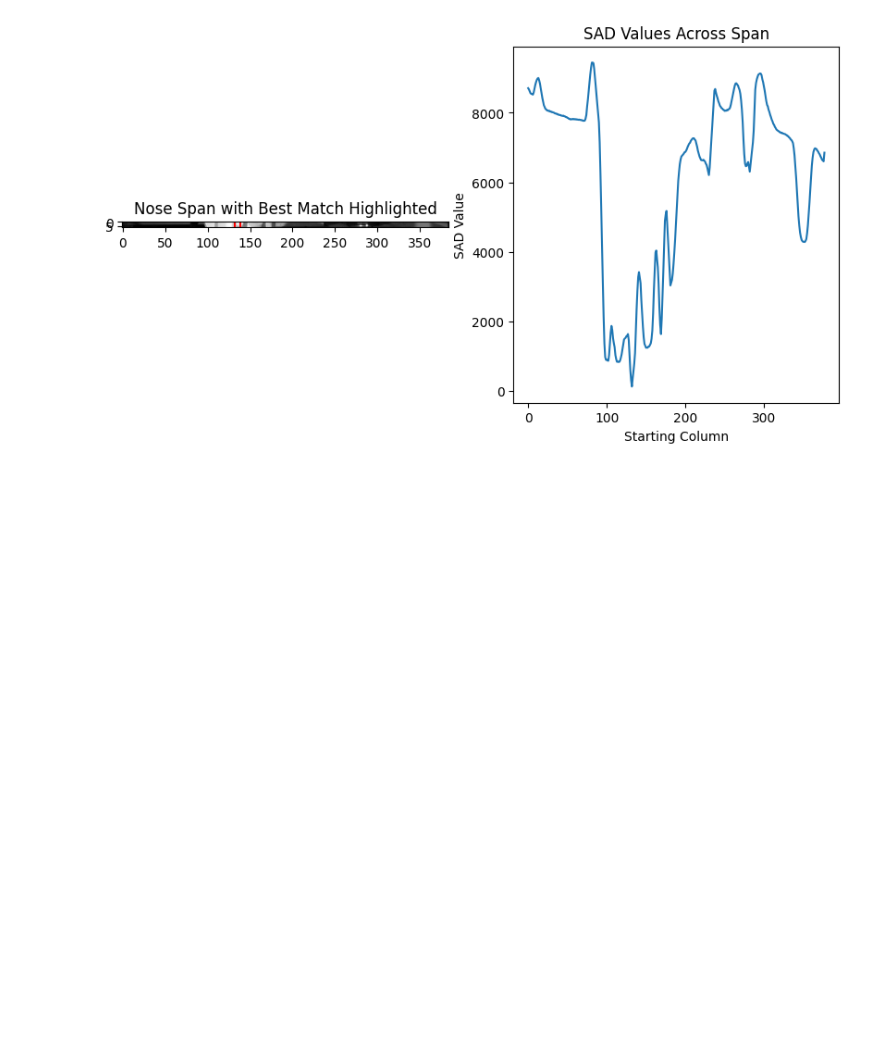
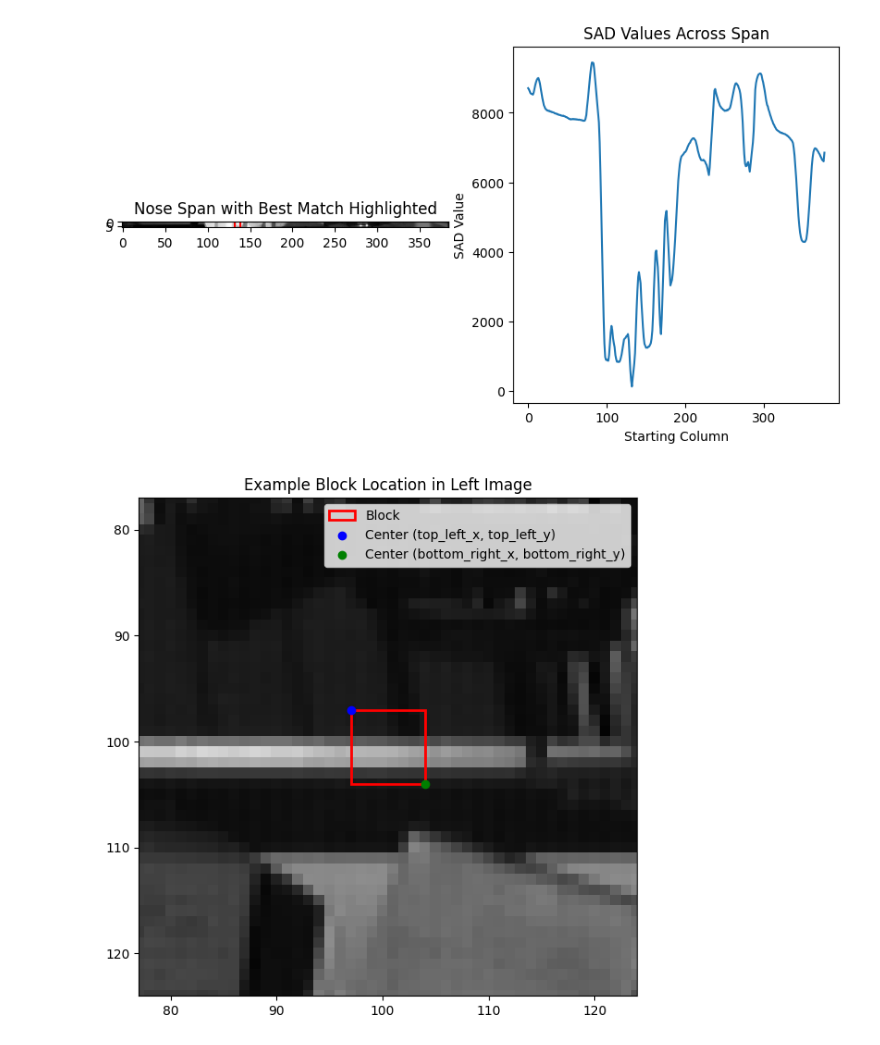
Before and after one commit to dragoselul/Perception-AutonomousSystems, a Jupyter notebook: Dragos-Solutions/Project-week-3/project.ipynb, the cells around one changed output. Drawn from its saved outputs; the diff is of its cells as text; code cells hidden in the pictures; blank space fills up the shorter version.

```diff
--- a/Dragos-Solutions/Project-week-3/project.ipynb
+++ b/Dragos-Solutions/Project-week-3/project.ipynb
@@ -108,3 +108,27 @@ plt.show()
 # %% [output]
 Best match for nose_left in nose_span starts at column: 132
 [figure]
+# %%
+# Example values for a 7x7 window at (x, y) = (100, 50)
+win = 7
+r = win // 2
+x, y = 100, 100
+
+top_left_x = x - r
+top_left_y = y - r
+bottom_right_x = x + r + 1
+bottom_right_y = y + r + 1
+
+plt.figure(figsize=(7, 7))
+plt.imshow(gray_tsukuba_left, cmap='gray', origin='upper') # notice that the origin
+rect = plt.Rectangle((top_left_x, top_left_y), win, win, edgecolor='red', facecolor='none', linewidth=2, label='Block')
+plt.gca().add_patch(rect)
+plt.scatter([top_left_x], [top_left_y], color='blue', label='Center (top_left_x, top_left_y)')
+plt.scatter([bottom_right_x], [bottom_right_y], color='green', label='Center (bottom_right_x, bottom_right_y)')
+plt.title('Example Block Location in Left Image')
+plt.legend()
+plt.xlim(top_left_x - 20, bottom_right_x + 20)
+plt.ylim(bottom_right_y + 20, top_left_y - 20)  # invert y-axis for image
+plt.show()
+# %% [output]
+[figure, added]
```
Also changed, not shown: parts of 1 cell of this notebook.
